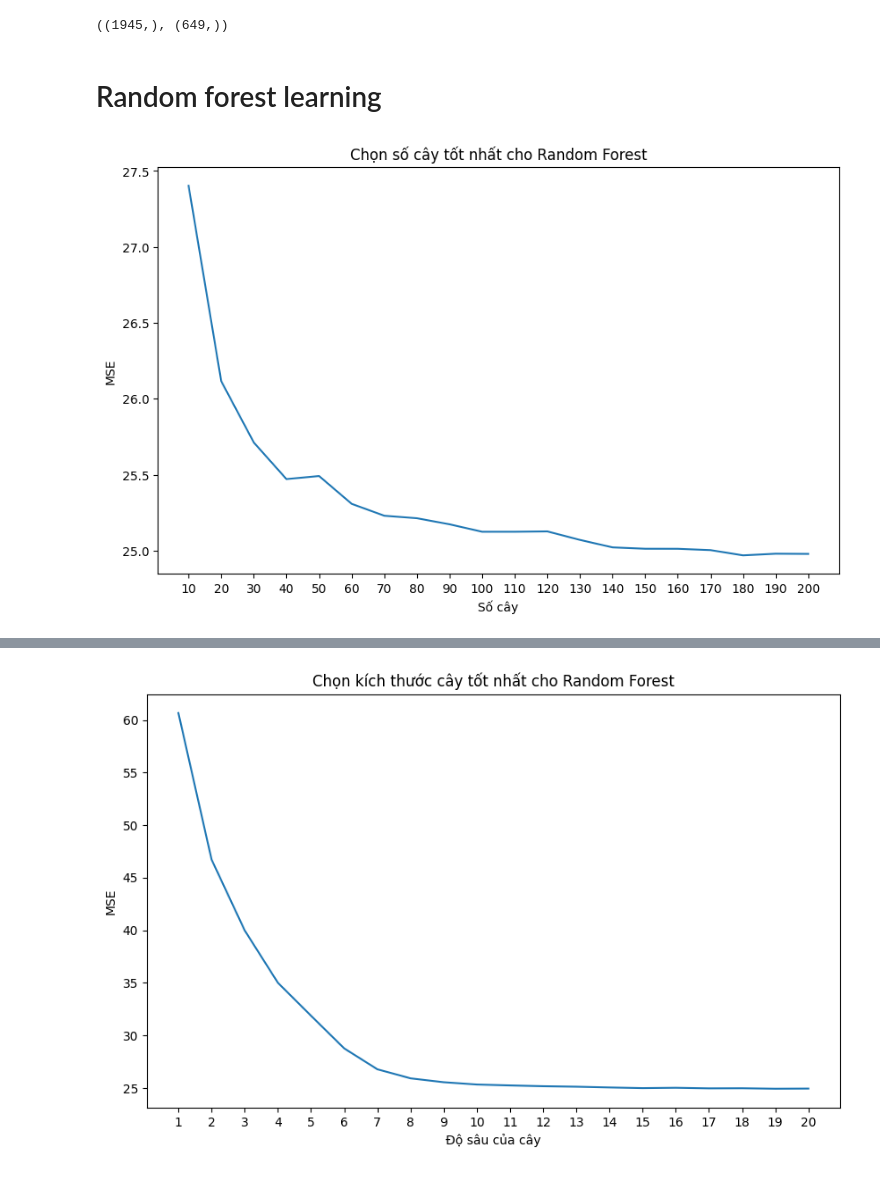
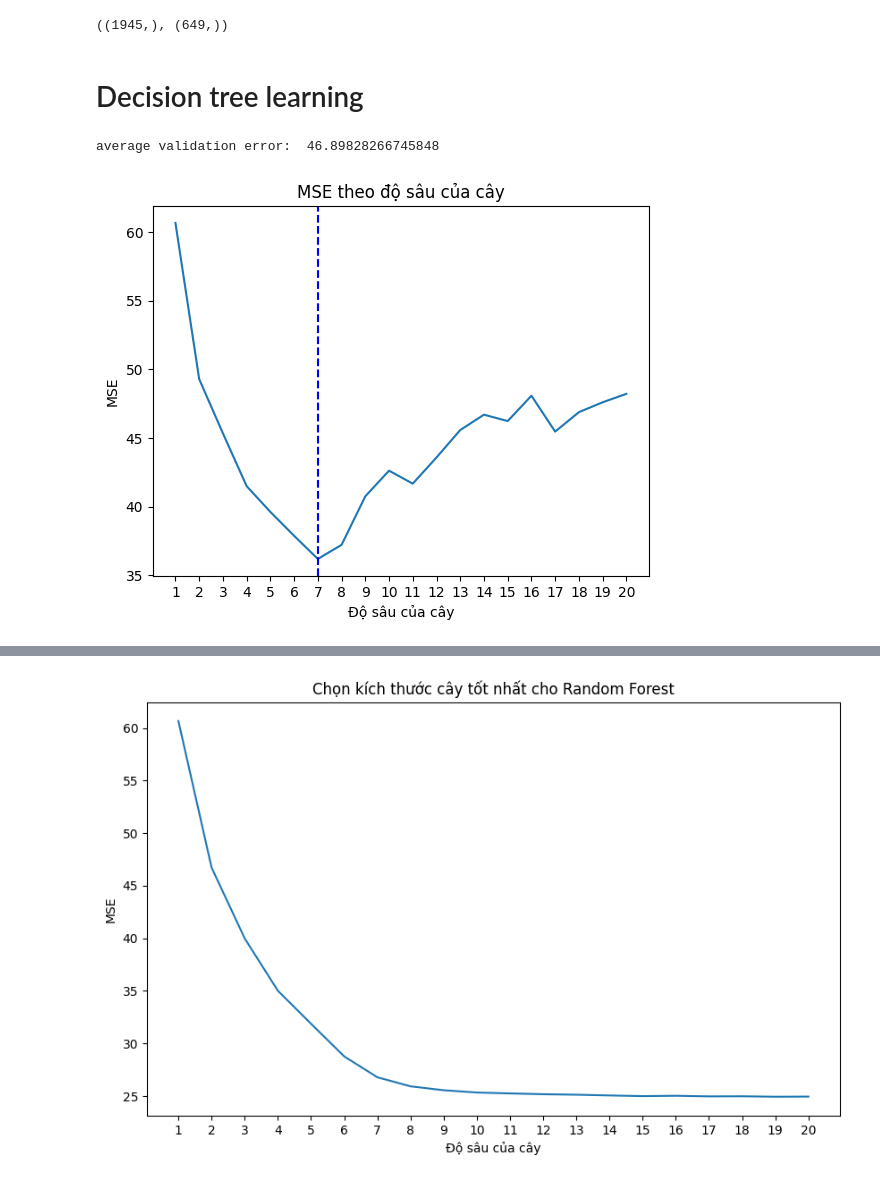
Before and after one commit to hsgsstudent/hanoi_real_estate_prediction, a Jupyter notebook: random_forest.ipynb, the cells around one changed output, grey strips where cells are left out. Saved outputs shown, nothing was run; the diff lists cells and outputs as text; code cells hidden in the pictures.

```diff
--- a/random_forest.ipynb
+++ b/random_forest.ipynb
@@ -231,31 +231,52 @@ def plot_evaluate(y_true, y_pred):
     plt.ylabel('Predict')
     plt.show()
 # %% [markdown]
-# Random forest learning
+# Decision tree learning
 # %%
 from sklearn.ensemble import RandomForestRegressor
-
-# Initialize variables
-trees_list = np.linspace(10, 200, 20, dtype=int)
-random_forest_validation_errors = []
-
-for n_trees in trees_list:
-    result = []
-    for r in range(10):
-        rf_model = RandomForestRegressor(n_estimators=n_trees, random_state=r)
-        rf_model.fit(X_train, y_train)
-        y_train_pred = rf_model.predict(X_train)
-        y_val_pred = rf_model.predict(X_val)
-        result.append(mean_squared_error(y_val, y_val_pred))
-    random_forest_validation_errors.append(np.average(result))
-
-plt.figure(figsize=(10, 6))
-plt.plot(trees_list, random_forest_validation_errors, label='Validation')
-plt.xticks(trees_list)
-plt.xlabel('Số cây')
-plt.ylabel('MSE')
-plt.title('Chọn số cây tốt nhất cho Random Forest')
-# plt.legend()
-plt.show()
+from sklearn.metrics import mean_squared_error
-# %% [output]
-[figure, removed]
+# %%
+# Decision tree (single tree)
+from sklearn.tree import DecisionTreeRegressor
+
+tree_validation_errors = []
+
+for r in range(10):
+  model = DecisionTreeRegressor(random_state=r)
+  model.fit(X_train, y_train)
+  y_pred = model.predict(X_val)
+  mse = mean_squared_error(y_val, y_pred)
+  tree_validation_errors.append(mse)
+
+print("average validation error: ", np.mean(tree_validation_errors))
+# %% [output]
+average validation error:  46.89828266745848
+# %%
+best_seed = np.argmin(tree_validation_errors)
+tree_model = DecisionTreeRegressor(random_state=best_seed)
+tree_model.fit(X_train, y_train)
+y_test_pred = tree_model.predict(X_test)
+tree_model_submit = pd.DataFrame({
+  'Id': df_test.index,
+  'TARGET': y_test_pred
+})
+tree_model_submit.to_csv('results/tree_model.csv', index=False)
+# %%
+depths = np.arange(1, 21)
+tree_validation_errors = []
+
+for depth in depths:
+  model = DecisionTreeRegressor(max_depth=depth, random_state=best_seed)
+  model.fit(X_train, y_train)
+  y_pred = model.predict(X_val)
+  mse = mean_squared_error(y_val, y_pred)
+  tree_validation_errors.append(mse)
+plt.plot(depths, tree_validation_errors)
+plt.axvline(x=depths[np.argmin(tree_validation_errors)], color='blue', linestyle='--')
+plt.xlabel('Độ sâu của cây')
+plt.xticks(depths)
+plt.ylabel('MSE')
+plt.title('MSE theo độ sâu của cây')
+plt.show()
+# %% [output]
+[figure, added]
```
Also changed, not shown: parts of 6 cells of this notebook, 6 other files.
